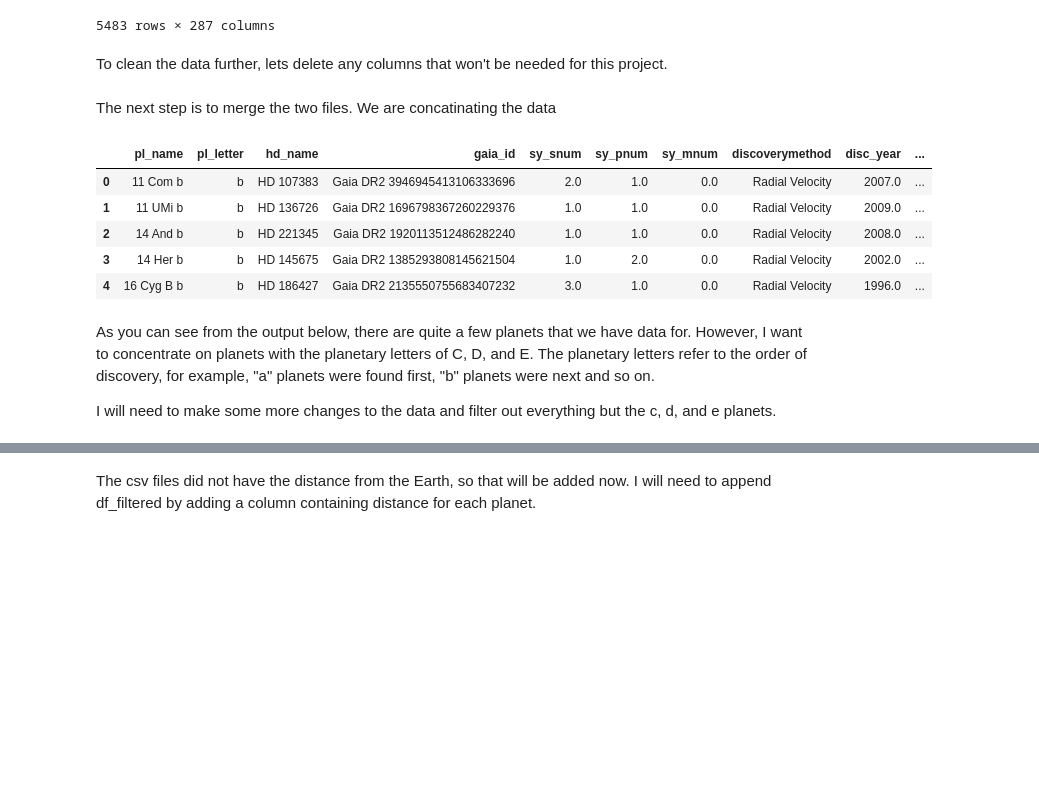
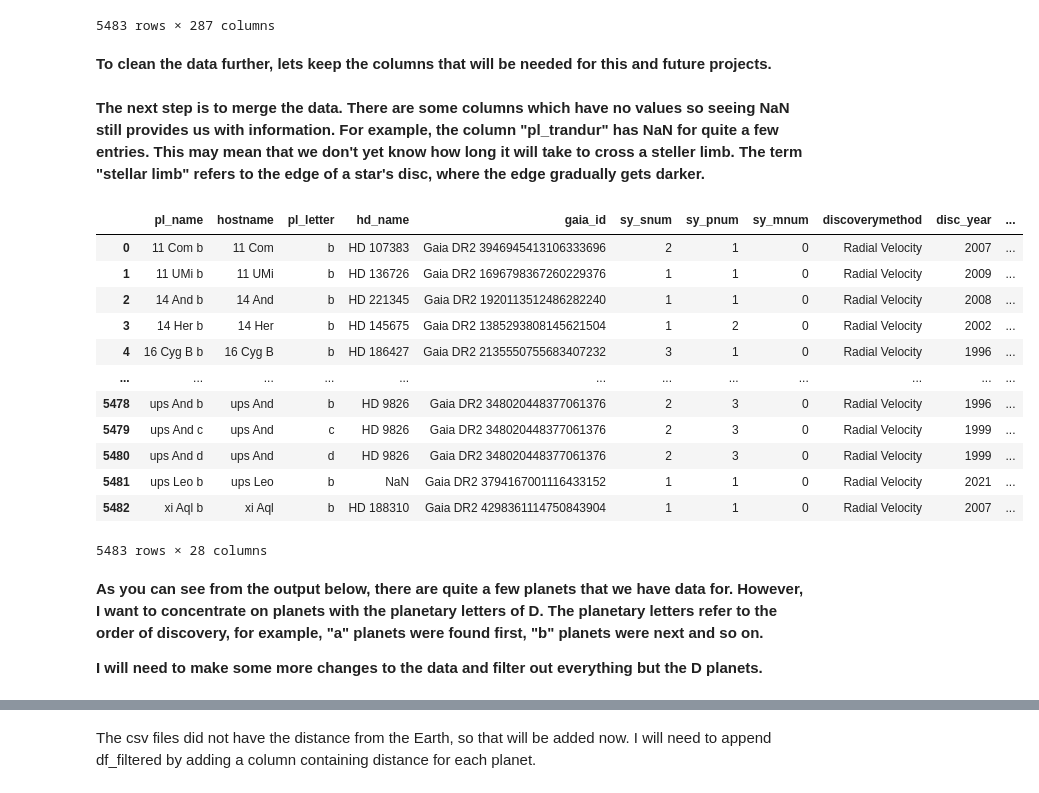
Before and after one commit to Barleead/Exoplanets, a Jupyter notebook: Capstone Exoplanets.ipynb, the cells around one changed output, grey strips where cells are left out. Cells and saved outputs as stored; diff of their text form; code cells hidden in the pictures; blank space fills up the shorter version.

```diff
--- a/Capstone Exoplanets.ipynb
+++ b/Capstone Exoplanets.ipynb
@@ -71,5 +62,5 @@ display(Planetary)
 | 34949 | 34950 | xi Aql b | xi Aql | b | HD 188310 | HIP 97938 | TIC 375464367 | Gaia DR2 4298361114750843904 | 0 | 1 | ... |
 5483 rows × 287 columns
 # %% [markdown]
-To clean the data further, lets delete any columns that won't be needed for this project.
+**To clean the data further, lets keep the columns that will be needed for this and future projects.**
 # %%
@@ -81,21 +72,27 @@ Composite = Composite[columns]
-# %% [markdown]
-The next step is to merge the two files.  We are concatinating the data
-# %%
-merged_df = pd.concat([Composite, Planetary], ignore_index=True)
-merged_df.to_csv('merged.csv', index=False)
-merged = pd.read_csv('merged.csv')
-merged.head()
-# %% [output]
-|  | pl_name | pl_letter | hd_name | gaia_id | sy_snum | sy_pnum | sy_mnum | discoverymethod | disc_year | ... |
-| 0 | 11 Com b | b | HD 107383 | Gaia DR2 3946945413106333696 | 2.0 | 1.0 | 0.0 | Radial Velocity | 2007.0 | ... |
-| 1 | 11 UMi b | b | HD 136726 | Gaia DR2 1696798367260229376 | 1.0 | 1.0 | 0.0 | Radial Velocity | 2009.0 | ... |
-| 2 | 14 And b | b | HD 221345 | Gaia DR2 1920113512486282240 | 1.0 | 1.0 | 0.0 | Radial Velocity | 2008.0 | ... |
-| 3 | 14 Her b | b | HD 145675 | Gaia DR2 1385293808145621504 | 1.0 | 2.0 | 0.0 | Radial Velocity | 2002.0 | ... |
-| 4 | 16 Cyg B b | b | HD 186427 | Gaia DR2 2135550755683407232 | 3.0 | 1.0 | 0.0 | Radial Velocity | 1996.0 | ... |
+# %% [markdown]
+**The next step is to merge the data.  There are some columns which have no values so seeing NaN still provides us with information.  For example, the column "pl_trandur" has NaN for quite a few entries.  This may mean that we don't yet know how long it will take to cross a steller limb. The term "stellar limb" refers to the edge of a star's disc, where the edge gradually gets darker.**
+# %%
+merged_df = Composite.merge(Planetary, left_on='pl_name', right_on='pl_name',
+          suffixes=('_Planetary ', '_Composite'))
+display(merged_df)
+# %% [output]
+|  | pl_name | hostname | pl_letter | hd_name | gaia_id | sy_snum | sy_pnum | sy_mnum | discoverymethod | disc_year | ... |
+| 0 | 11 Com b | 11 Com | b | HD 107383 | Gaia DR2 3946945413106333696 | 2 | 1 | 0 | Radial Velocity | 2007 | ... |
+| 1 | 11 UMi b | 11 UMi | b | HD 136726 | Gaia DR2 1696798367260229376 | 1 | 1 | 0 | Radial Velocity | 2009 | ... |
+| 2 | 14 And b | 14 And | b | HD 221345 | Gaia DR2 1920113512486282240 | 1 | 1 | 0 | Radial Velocity | 2008 | ... |
+| 3 | 14 Her b | 14 Her | b | HD 145675 | Gaia DR2 1385293808145621504 | 1 | 2 | 0 | Radial Velocity | 2002 | ... |
+| 4 | 16 Cyg B b | 16 Cyg B | b | HD 186427 | Gaia DR2 2135550755683407232 | 3 | 1 | 0 | Radial Velocity | 1996 | ... |
+| ... | ... | ... | ... | ... | ... | ... | ... | ... | ... | ... | ... |
+| 5478 | ups And b | ups And | b | HD 9826 | Gaia DR2 348020448377061376 | 2 | 3 | 0 | Radial Velocity | 1996 | ... |
+| 5479 | ups And c | ups And | c | HD 9826 | Gaia DR2 348020448377061376 | 2 | 3 | 0 | Radial Velocity | 1999 | ... |
+| 5480 | ups And d | ups And | d | HD 9826 | Gaia DR2 348020448377061376 | 2 | 3 | 0 | Radial Velocity | 1999 | ... |
+| 5481 | ups Leo b | ups Leo | b | NaN | Gaia DR2 3794167001116433152 | 1 | 1 | 0 | Radial Velocity | 2021 | ... |
+| 5482 | xi Aql b | xi Aql | b | HD 188310 | Gaia DR2 4298361114750843904 | 1 | 1 | 0 | Radial Velocity | 2007 | ... |
+5483 rows × 28 columns
 # %% [markdown]
-As you can see from the output below, there are quite a few planets that we have data for.  However, I want to concentrate on planets with the planetary letters of C, D, and E.  The planetary letters refer to the order of discovery, for example, "a" planets were found first, "b" planets were next and so on.
+**As you can see from the output below, there are quite a few planets that we have data for.  However, I want to concentrate on planets with the planetary letters of D.  The planetary letters refer to the order of discovery, for example, "a" planets were found first, "b" planets were next and so on.**
 
-I will need to make some more changes to the data and filter out everything but the c, d, and e planets.
+**I will need to make some more changes to the data and filter out everything but the D planets.**
 # %%
 
 # would a function be better here? or combine the code into one line??
```
Also changed, not shown: parts of 14 cells of this notebook, 2 other files.
